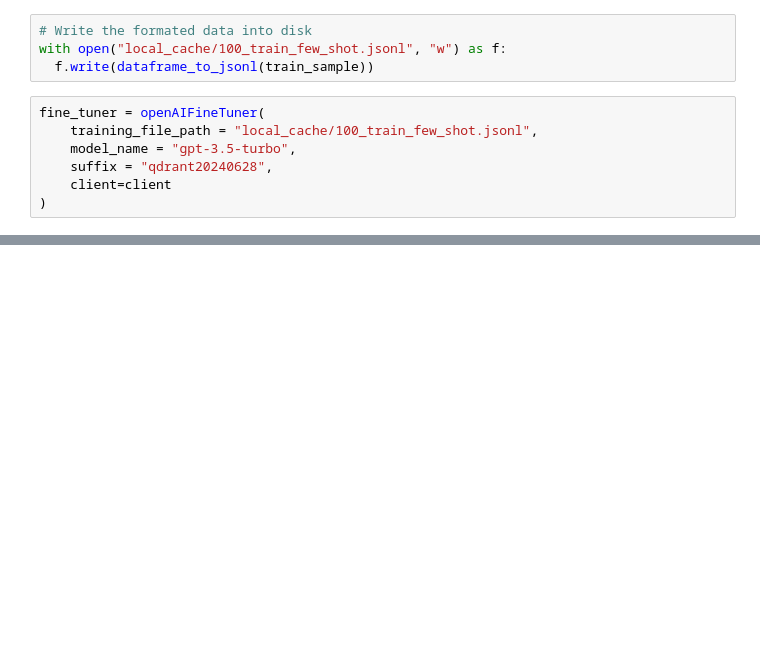
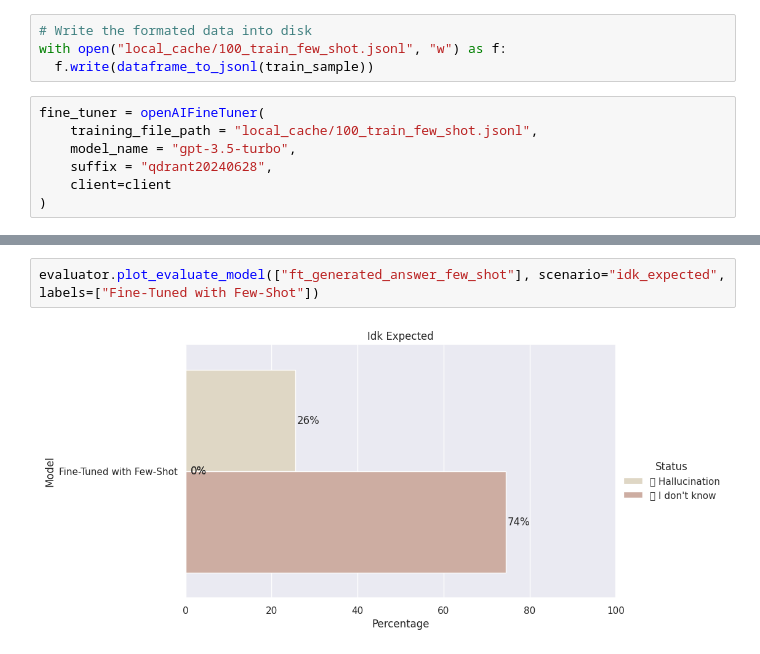
Before and after one commit to MatthewHsu1/RAGsystemOpenAI, a Jupyter notebook: Open_AI_RAG.ipynb, the cells around one changed output, grey strips where cells are left out. Saved outputs shown, nothing was run; the diff lists cells and outputs as text; blank space fills up the shorter version.

```diff
--- a/Open_AI_RAG.ipynb
+++ b/Open_AI_RAG.ipynb
@@ -944,0 +1109,4 @@ model_id
+# %%
+evaluator.plot_evaluate_model(["ft_generated_answer_few_shot"], scenario="idk_expected", labels=["Fine-Tuned with Few-Shot"])
+# %% [output]
+[figure, added]
```
Also changed, not shown: parts of 84 cells of this notebook.
